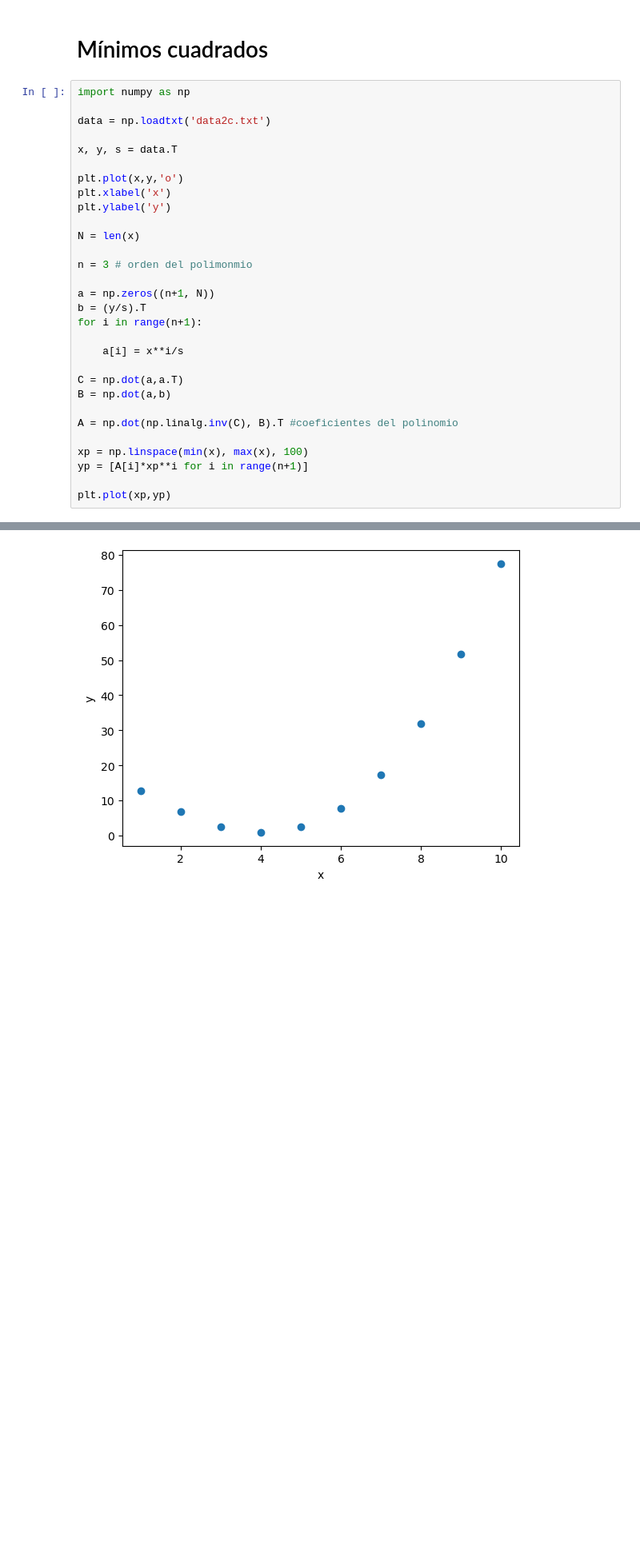
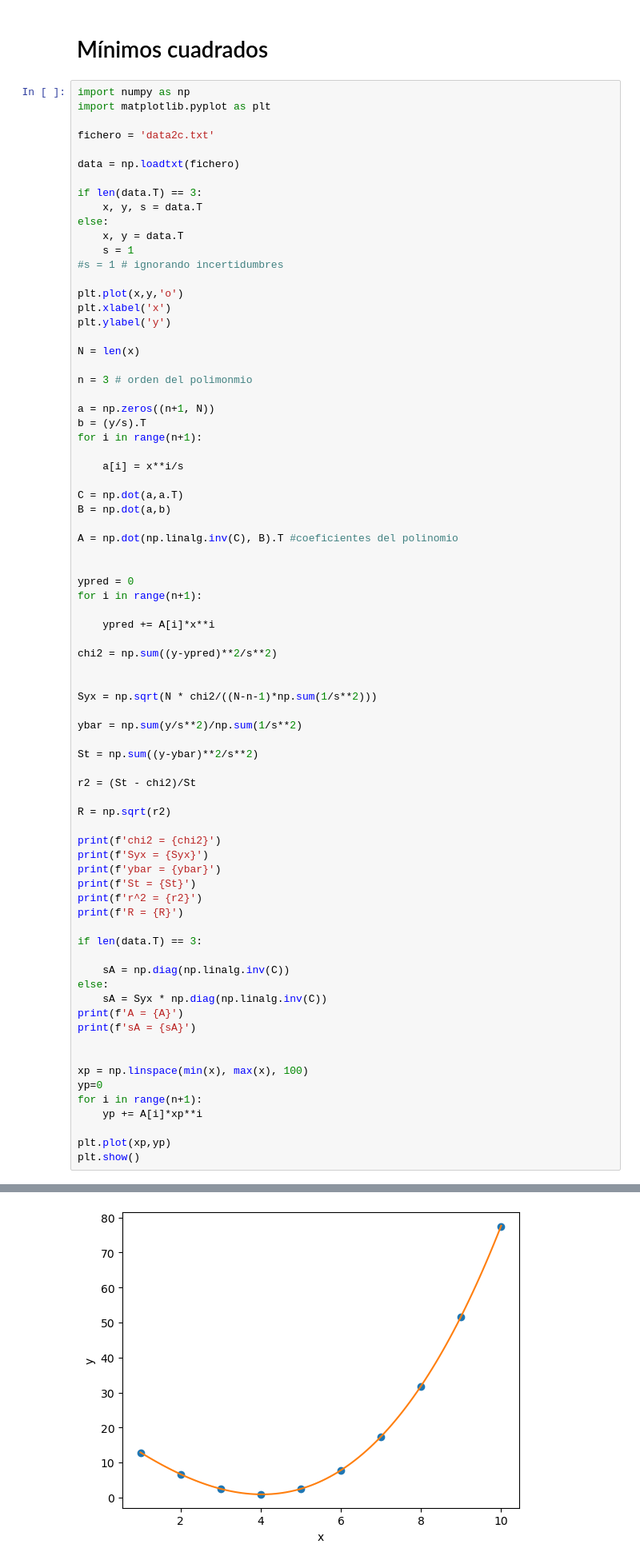
Before and after one commit to AlejandroRG03/computacion_master, a Jupyter notebook: computacion_numerica/sistema_ecs_lineales.ipynb, the cells around one changed output, grey strips where cells are left out. Shown: that part at 80% size. Cells and saved outputs as stored; diff of their text form; blank space fills up the shorter version.

```diff
--- a/computacion_numerica/sistema_ecs_lineales.ipynb
+++ b/computacion_numerica/sistema_ecs_lineales.ipynb
@@ -75,10 +75,18 @@ x[2] = 1.00
 # Mínimos cuadrados
 # %%
 import numpy as np
+import matplotlib.pyplot as plt
 
-data = np.loadtxt('data2c.txt')
+fichero = 'data2c.txt'
 
-x, y, s = data.T
+data = np.loadtxt(fichero)
+
+if len(data.T) == 3:
+    x, y, s = data.T
+else:
+    x, y = data.T
+    s = 1
+#s = 1 # ignorando incertidumbres
 
 plt.plot(x,y,'o')
 plt.xlabel('x')
@@ -99,8 +107,46 @@ B = np.dot(a,b)
 
 A = np.dot(np.linalg.inv(C), B).T #coeficientes del polinomio
 
+
+ypred = 0
+for i in range(n+1):
+
+    ypred += A[i]*x**i
+
+chi2 = np.sum((y-ypred)**2/s**2)
+
+
+Syx = np.sqrt(N * chi2/((N-n-1)*np.sum(1/s**2)))
+
+ybar = np.sum(y/s**2)/np.sum(1/s**2)
+
+St = np.sum((y-ybar)**2/s**2)
+
+r2 = (St - chi2)/St
+
+R = np.sqrt(r2)
+
+print(f'chi2 = {chi2}')
+print(f'Syx = {Syx}')
+print(f'ybar = {ybar}')
+print(f'St = {St}')
+print(f'r^2 = {r2}')
+print(f'R = {R}')
+
+if len(data.T) == 3:
+
+    sA = np.diag(np.linalg.inv(C))
+else:
+    sA = Syx * np.diag(np.linalg.inv(C))
+print(f'A = {A}')
+print(f'sA = {sA}')
+
+
 xp = np.linspace(min(x), max(x), 100)
-yp = [A[i]*xp**i for i in range(n+1)]
+yp=0
+for i in range(n+1):
+    yp += A[i]*xp**i
 
 plt.plot(xp,yp)
+plt.show()
 # %% [output]
@@ -108 +161 @@ ValueError: x and y must have same first dimension, but have shapes (100,) and (
-[figure, old version]
+[figure, new version]
```
Also changed, not shown: parts of 1 cell of this notebook, 1 other file.
